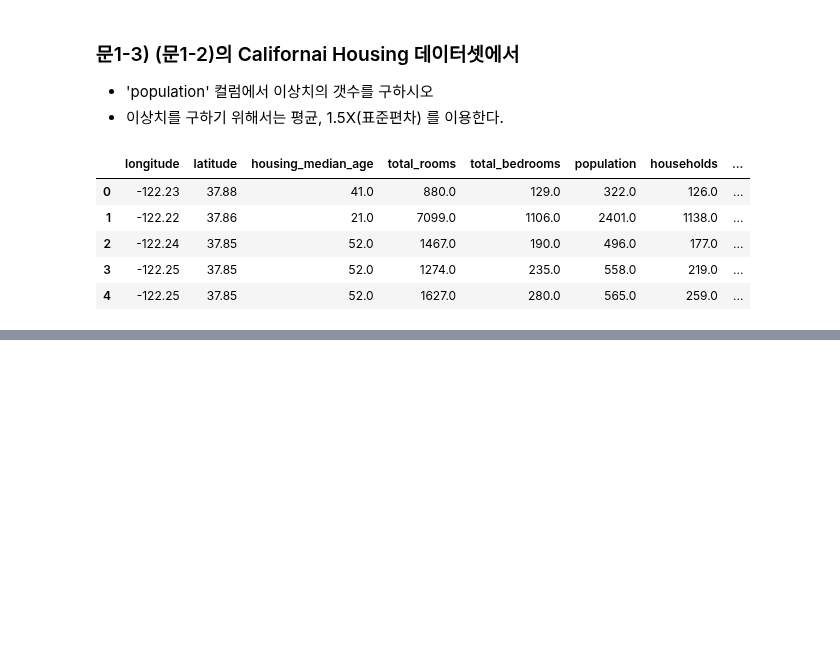
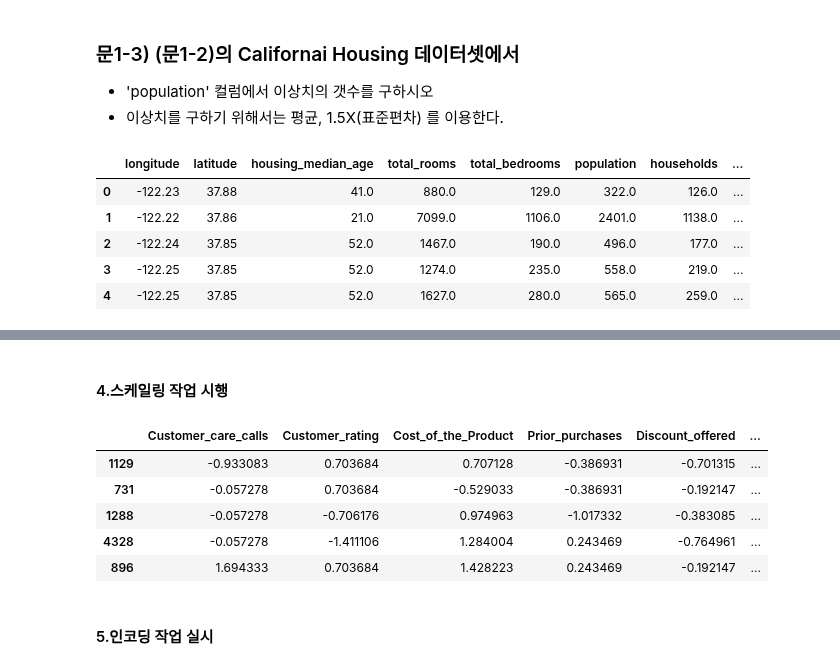
Before and after one commit to va4756/yemoon_bigdata_test, a Jupyter notebook: bigdata_예문_실전문제_example2.ipynb, the cells around one changed output, grey strips where cells are left out. Cells and saved outputs as stored; diff of their text form; code cells hidden in the pictures; blank space fills up the shorter version.

```diff
--- a/bigdata_예문_실전문제_example2.ipynb
+++ b/bigdata_예문_실전문제_example2.ipynb
@@ -185,0 +308,5 @@ TypeError: 'Series' object is not callable
+# %%
+COL_DEL = ["ID"]
+COL_NUM = ['Customer_care_calls', 'Customer_rating', 'Cost_of_the_Product', 'Prior_purchases', 'Discount_offered', 'Weight_in_gms']
+COL_CAT = ['Warehouse_block', 'Mode_of_Shipment', 'Product_importance', 'Gender']
+COL_Y = ['Reached.on.Time_Y.N']
@@ -185,0 +315,7 @@ TypeError: 'Series' object is not callable
+# %%
+from sklearn.model_selection import train_test_split
+X_tr, X_val, y_tr, y_val = train_test_split(X_train[COL_NUM+COL_CAT],
+                                                  y_train[COL_Y],
+                                                  test_size=0.3,
+                                                  stratify=y_train[COL_Y])
+X_tr.shape, X_val.shape, y_tr.shape, y_val.shape
@@ -185,0 +340,21 @@ TypeError: 'Series' object is not callable
+# %% [markdown]
+#### 4.스케일링 작업 시행
+# %%
+from sklearn.preprocessing import StandardScaler
+scaler = StandardScaler()
+scaler.fit(X_tr[COL_NUM])
+
+X_tr[COL_NUM] = scaler.transform(X_tr[COL_NUM])
+X_val[COL_NUM] = scaler.transform(X_val[COL_NUM])
+X_test[COL_NUM] = scaler.transform(X_test[COL_NUM])
+# %%
+X_tr[COL_NUM].head()
+# %% [output]
+|  | Customer_care_calls | Customer_rating | Cost_of_the_Product | Prior_purchases | Discount_offered | ... |
+| 1129 | -0.933083 | 0.703684 | 0.707128 | -0.386931 | -0.701315 | ... |
+| 731 | -0.057278 | 0.703684 | -0.529033 | -0.386931 | -0.192147 | ... |
+| 1288 | -0.057278 | -0.706176 | 0.974963 | -1.017332 | -0.383085 | ... |
+| 4328 | -0.057278 | -1.411106 | 1.284004 | 0.243469 | -0.764961 | ... |
+| 896 | 1.694333 | 0.703684 | 1.428223 | 0.243469 | -0.192147 | ... |
+# %% [markdown]
+#### 5.인코딩 작업 실시
```
Also changed, not shown: parts of 22 cells of this notebook.
